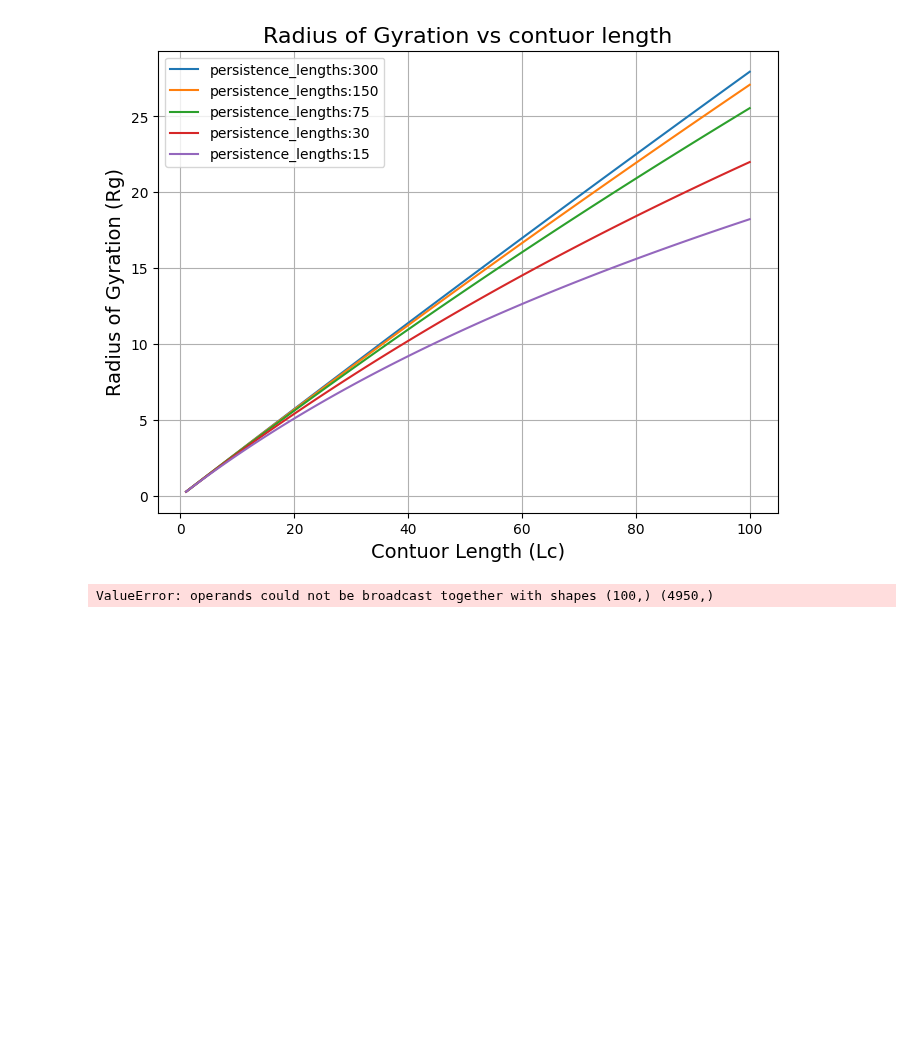
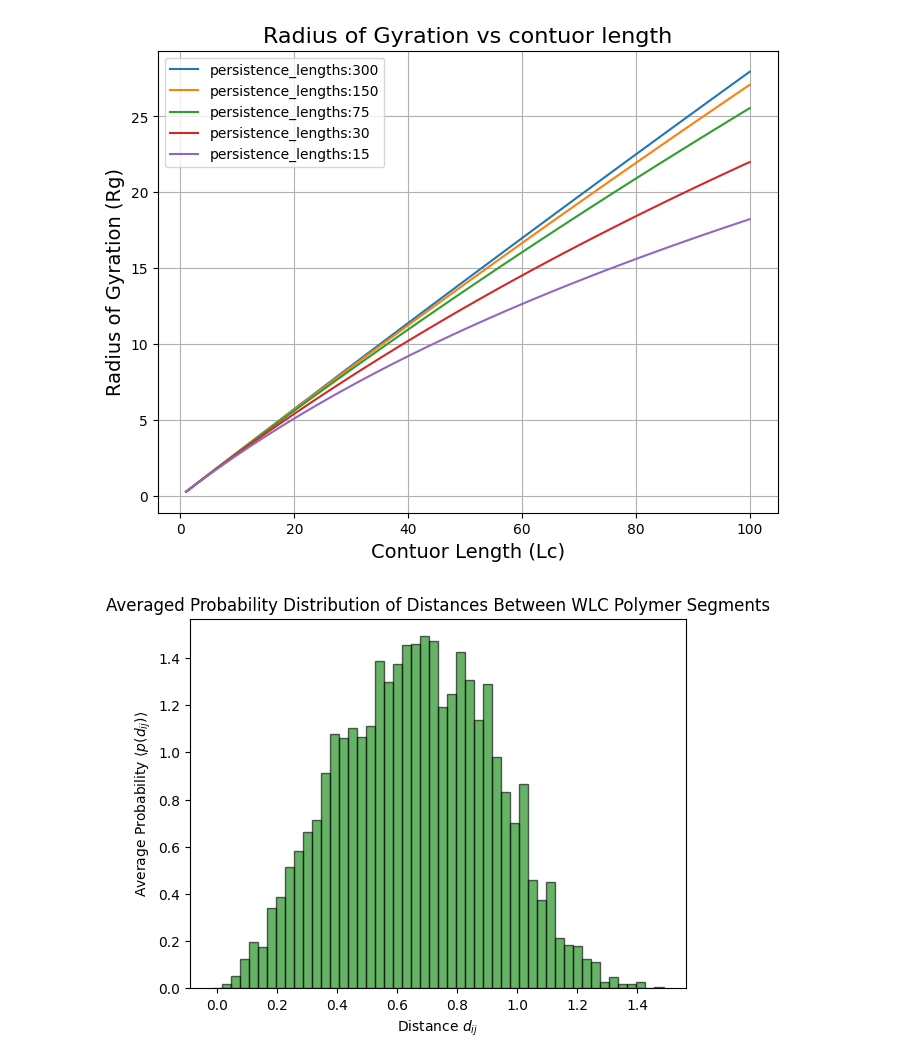
Before and after one commit to B-hub-hue/Python.exam_polymer, a Jupyter notebook: Python_exam_py.ipynb, the cells around one changed output. Drawn from its saved outputs; the diff is of its cells as text; code cells hidden in the pictures; blank space fills up the shorter version.

```diff
--- a/Python_exam_py.ipynb
+++ b/Python_exam_py.ipynb
@@ -235,54 +235,56 @@ lp = np.array([300, 150, 75, 30, 15])
 
 # Calculate the number of unique distances
 number_distances = int((N**2 - N) / 2)
-positions = np.random.rand(N, number_distances)
+#d_ij = np.array([number_distances]) # This line is not needed
 
 def p(beta, d_ij):
-    beta = Lc/lp
-    return np.exp(beta*d_ij)
+    #beta = Lc/lp  # This calculation is incorrect; beta should be a scalar or have the same shape as d_ij
+    return np.exp(-beta*d_ij) # Changed to negative exponent for probabilities to decay with distance
+
+# Initialize positions (replace with your actual position generation)
+positions = np.random.rand(N, 3)  # Example: random positions
+
 distances = []
-probabilities = []
 for i in range(N):
     for j in range(i + 1, N):
         distance = np.linalg.norm(positions[i] - positions[j])
         distances.append(distance)
 
-
 # converting the distances to numpy array for convenience
 distances = np.array(distances)
+
+# Placeholder for accumulated histogram counts
+accumulated_hist_counts = np.zeros(num_bins)
 
 #number of bins for the hisograms
 num_bins=50
 #histogram bins and range
 hist_range = (0, np.max(distances))
 hist_bins = np.linspace(hist_range[0], hist_range[1], num_bins + 1)
 
-# placeholder for accumulated histogram counts
-accumulated_hist_counts = np.zeros(num_bins)
+# Calculate histograms for each persistence length and accumulate them
+for current_lp in lp:
+    beta = 1/current_lp  # Recalculate beta for each persistence length
+    probabilities = p(beta, distances)  # Calculate probabilities based on distances and beta
 
-# Calculate histograms for each persistence length and accumulate them
-for lp in lp:
-    beta = lp / Lc
-    probabilities = np.exp(-beta * distances)
-
-# Compute the histogram of distances weighted by probabilities
+    # Compute the histogram of distances weighted by probabilities
     hist_counts, _ = np.histogram(distances, bins=hist_bins, weights=probabilities, density=True)
 
     # Accumulate the histogram counts
     accumulated_hist_counts += hist_counts
 
 # Average the accumulated histogram counts
 average_hist_counts = accumulated_hist_counts / len(lp)
 
 # Plot the averaged histogram of distances
 plt.bar(hist_bins[:-1], average_hist_counts, width=np.diff(hist_bins), edgecolor='black', alpha=0.6, color='g')
 
 # Add labels and title
 plt.xlabel('Distance $d_{ij}$')
 plt.ylabel('Average Probability $\\langle p(d_{ij}) \\rangle$')
 plt.title('Averaged Probability Distribution of Distances Between WLC Polymer Segments')
 
 # Show plot
 plt.show()
 # %% [output]
-ValueError: operands could not be broadcast together with shapes (100,) (4950,)
+[figure, added]
```
